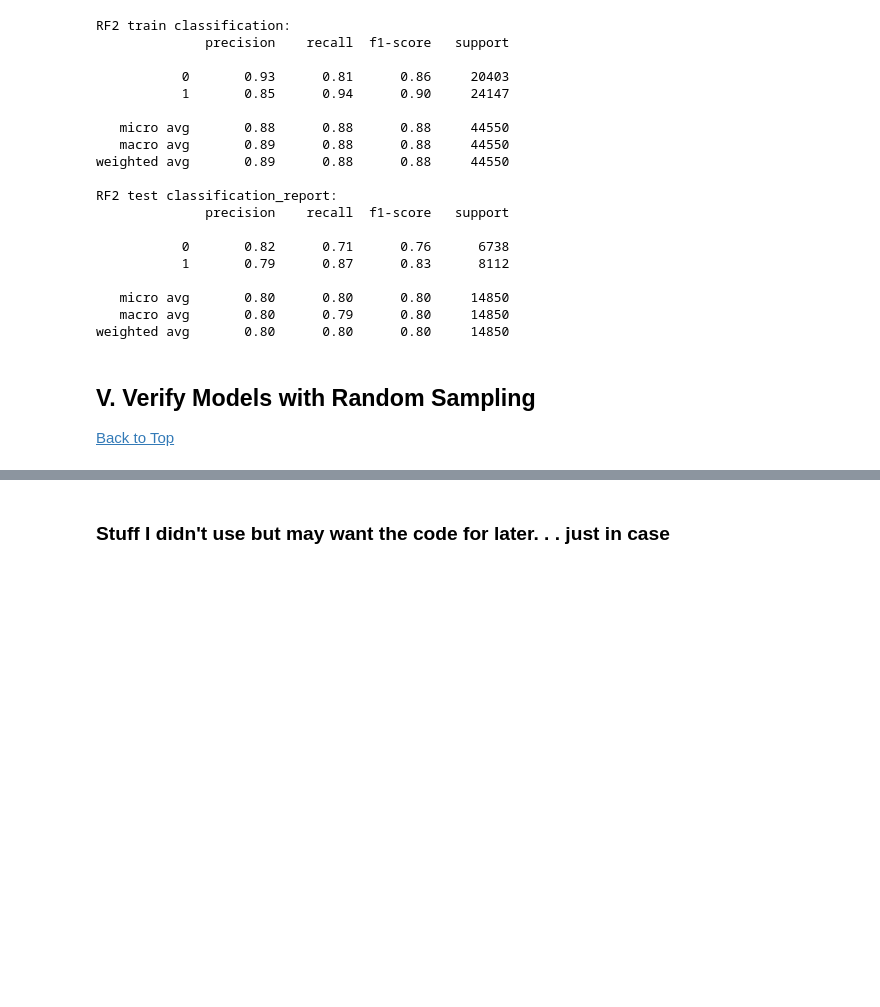
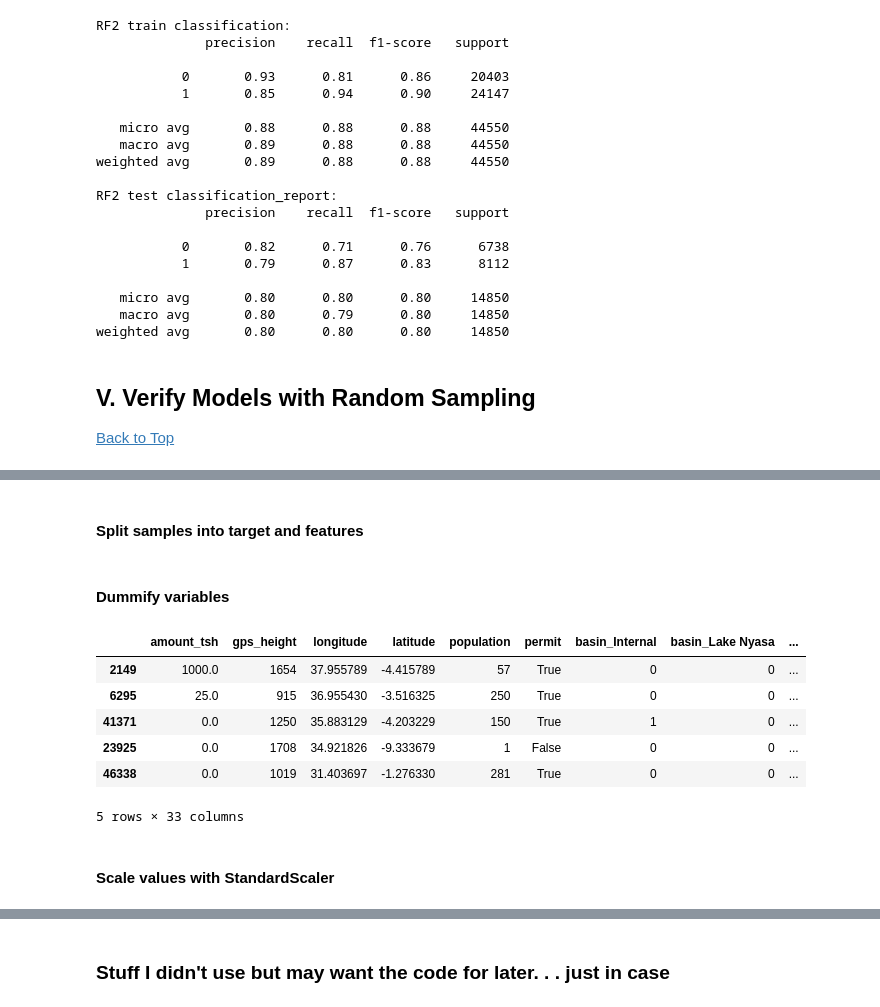
Before and after one commit to MagicMilly/dsc-3-final-project-online-ds-ft-100118, a Jupyter notebook: student.ipynb, the cells around one changed output, grey strips where cells are left out. Saved outputs shown, nothing was run; the diff lists cells and outputs as text; code cells hidden in the pictures; blank space fills up the shorter version.

```diff
--- a/student.ipynb
+++ b/student.ipynb
@@ -2154,0 +2171,6 @@ weighted avg       0.80      0.80      0.80     14850
+# %%
+sample_a = df.sample(frac=0.3, random_state=19)
+sample_b = df.sample(frac=0.3, random_state=42)
+sample_c = df.sample(frac=0.3, random_state=123)
+# %% [markdown]
+#### Split samples into target and features
@@ -2154,0 +2181,17 @@ weighted avg       0.80      0.80      0.80     14850
+# %%
+X_a = sample_a.drop('status_group', axis=1)
+X_b = sample_b.drop('status_group', axis=1)
+X_c = sample_c.drop('status_group', axis=1)
+# %% [markdown]
+#### Dummify variables
+# %%
+X_a_dummies = pd.get_dummies(X_a)
+X_a_dummies.head()
+# %% [output]
+|  | amount_tsh | gps_height | longitude | latitude | population | permit | basin_Internal | basin_Lake Nyasa | ... |
+| 2149 | 1000.0 | 1654 | 37.955789 | -4.415789 | 57 | True | 0 | 0 | ... |
+| 6295 | 25.0 | 915 | 36.955430 | -3.516325 | 250 | True | 0 | 0 | ... |
+| 41371 | 0.0 | 1250 | 35.883129 | -4.203229 | 150 | True | 1 | 0 | ... |
+| 23925 | 0.0 | 1708 | 34.921826 | -9.333679 | 1 | False | 0 | 0 | ... |
+| 46338 | 0.0 | 1019 | 31.403697 | -1.276330 | 281 | True | 0 | 0 | ... |
+5 rows × 33 columns
@@ -2154,0 +2201,2 @@ weighted avg       0.80      0.80      0.80     14850
+# %% [markdown]
+#### Scale values with StandardScaler
```
Also changed, not shown: parts of 30 cells of this notebook.
